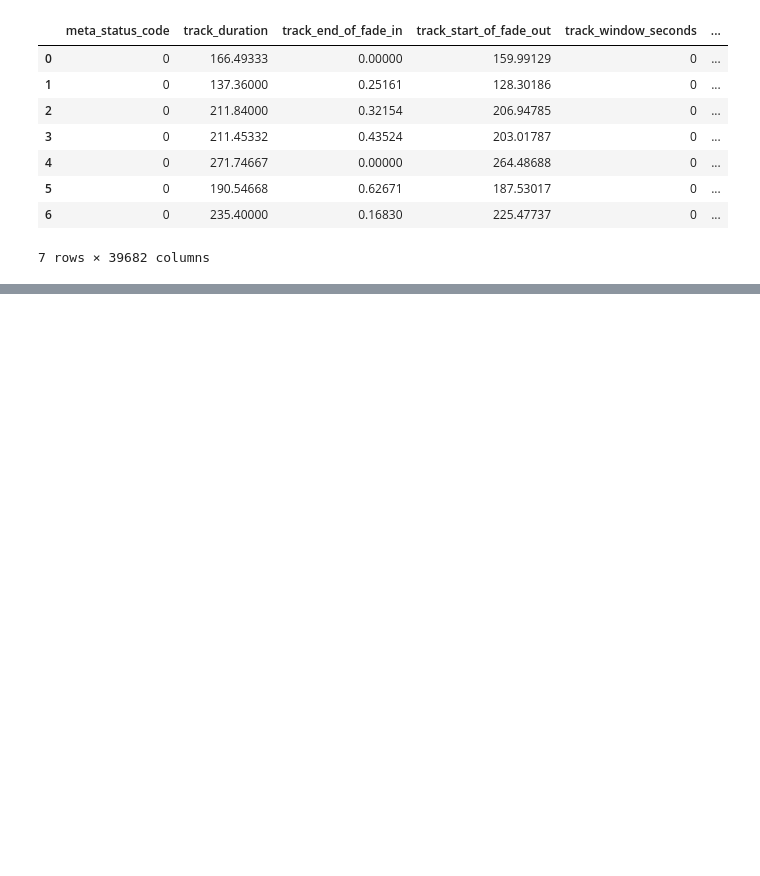
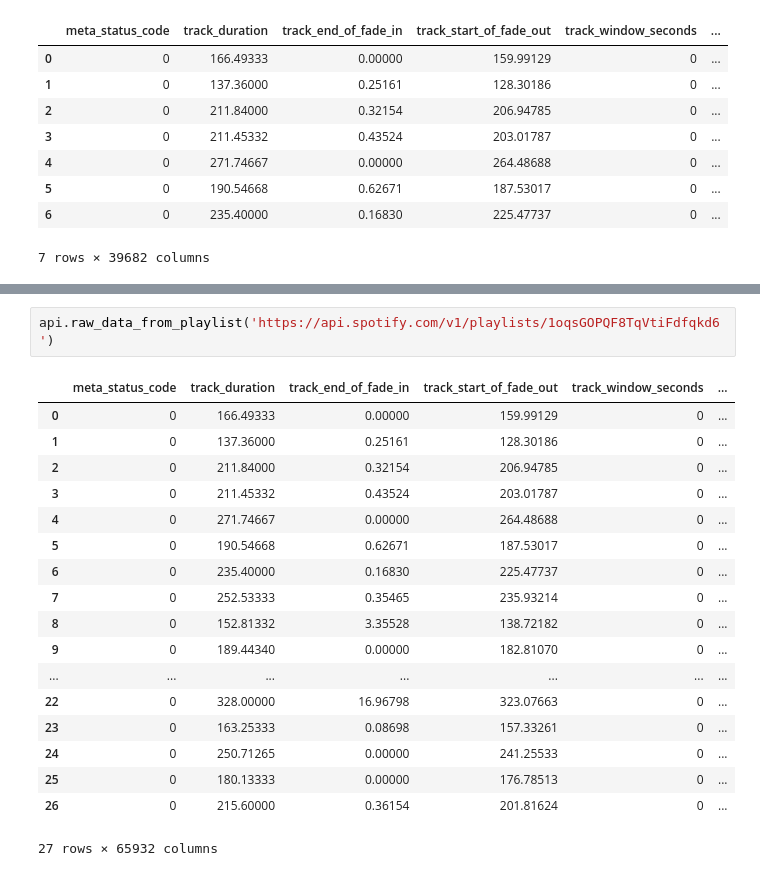
Before and after one commit to Ben-Oren/spotify_analysis, a Jupyter notebook: notebooks/acquire_playlist_data_working.ipynb, the cells around one changed output, grey strips where cells are left out. Drawn from its saved outputs; the diff is of its cells as text; blank space fills up the shorter version.

Commit message:
finalized raw data frame in scratch book, put full function into src.api

```diff
--- a/notebooks/acquire_playlist_data_working.ipynb
+++ b/notebooks/acquire_playlist_data_working.ipynb
@@ -562,0 +600,21 @@ Also look into: why does the cell showing "metadata frames" object above have so
+# %%
+api.raw_data_from_playlist('https://api.spotify.com/v1/playlists/1oqsGOPQF8TqVtiFdfqkd6')
+# %% [output]
+|  | meta_status_code | track_duration | track_end_of_fade_in | track_start_of_fade_out | track_window_seconds | ... |
+| 0 | 0 | 166.49333 | 0.00000 | 159.99129 | 0 | ... |
+| 1 | 0 | 137.36000 | 0.25161 | 128.30186 | 0 | ... |
+| 2 | 0 | 211.84000 | 0.32154 | 206.94785 | 0 | ... |
+| 3 | 0 | 211.45332 | 0.43524 | 203.01787 | 0 | ... |
+| 4 | 0 | 271.74667 | 0.00000 | 264.48688 | 0 | ... |
+| 5 | 0 | 190.54668 | 0.62671 | 187.53017 | 0 | ... |
+| 6 | 0 | 235.40000 | 0.16830 | 225.47737 | 0 | ... |
+| 7 | 0 | 252.53333 | 0.35465 | 235.93214 | 0 | ... |
+| 8 | 0 | 152.81332 | 3.35528 | 138.72182 | 0 | ... |
+| 9 | 0 | 189.44340 | 0.00000 | 182.81070 | 0 | ... |
+| ... | ... | ... | ... | ... | ... | ... |
+| 22 | 0 | 328.00000 | 16.96798 | 323.07663 | 0 | ... |
+| 23 | 0 | 163.25333 | 0.08698 | 157.33261 | 0 | ... |
+| 24 | 0 | 250.71265 | 0.00000 | 241.25533 | 0 | ... |
+| 25 | 0 | 180.13333 | 0.00000 | 176.78513 | 0 | ... |
+| 26 | 0 | 215.60000 | 0.36154 | 201.81624 | 0 | ... |
+27 rows × 65932 columns
```
Also changed, not shown: parts of 8 cells of this notebook, 1 other file.
